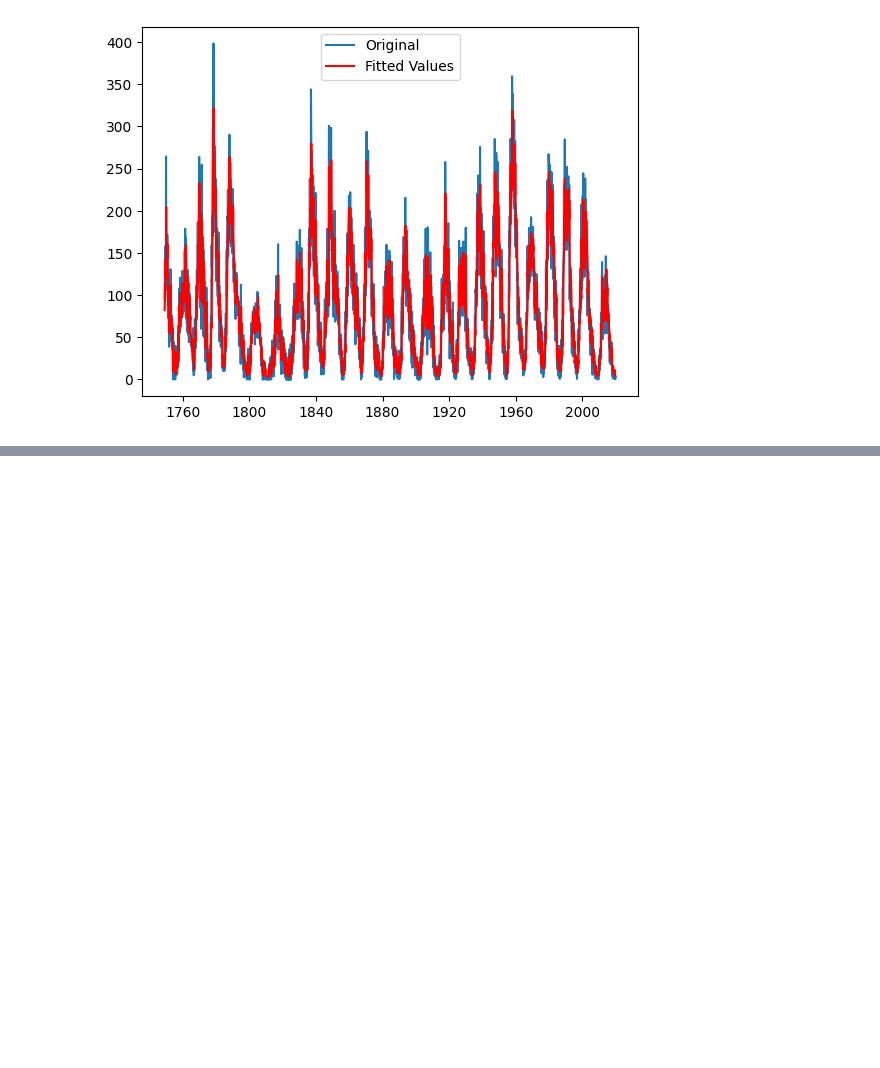
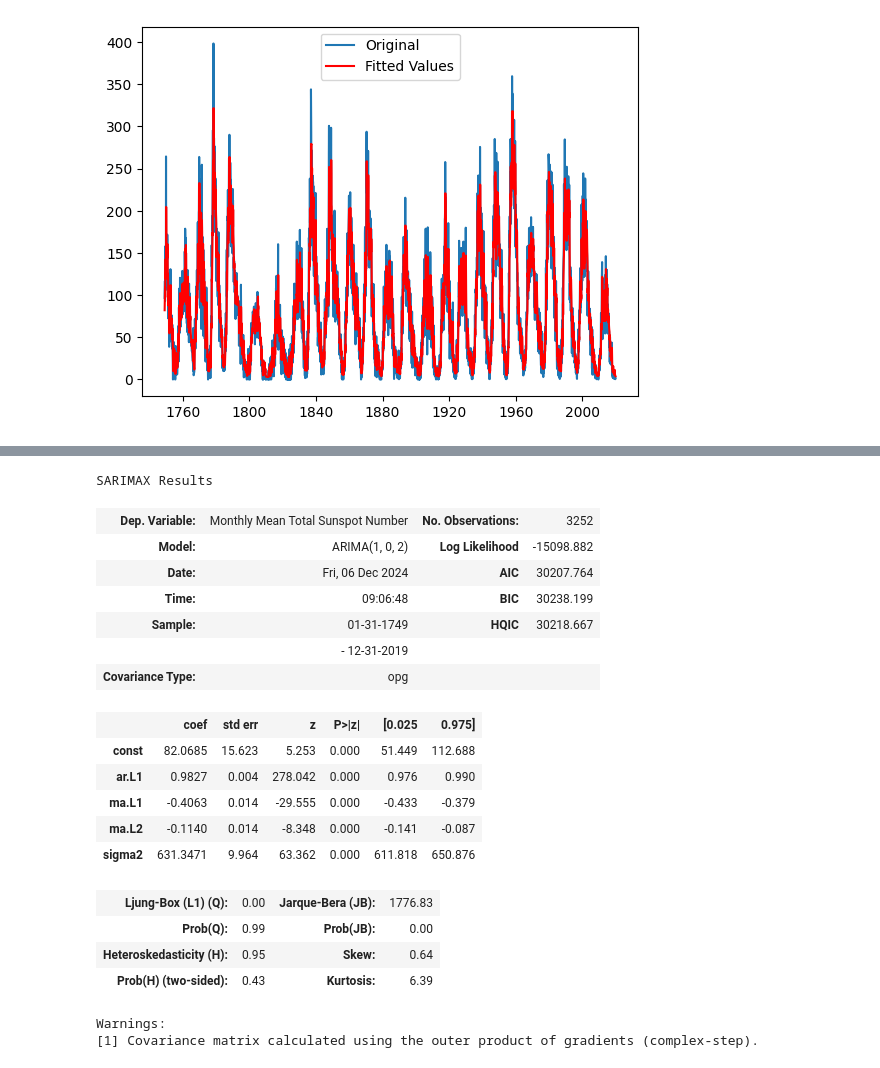
Before and after one commit to BlackBox-Ops/DS-Time-Series-Sunspot, a Jupyter notebook: notebooks/03_Time_Series _approach.ipynb, the cells around one changed output, grey strips where cells are left out. Saved outputs shown, nothing was run; the diff lists cells and outputs as text; code cells hidden in the pictures; blank space fills up the shorter version.

```diff
--- a/notebooks/03_Time_Series _approach.ipynb
+++ b/notebooks/03_Time_Series _approach.ipynb
@@ -247,0 +264,23 @@ Warnings:
+# %%
+results_arima.summary()
+# %% [output]
+SARIMAX Results
+| Dep. Variable: | Monthly Mean Total Sunspot Number | No. Observations: | 3252 |
+| Model: | ARIMA(1, 0, 2) | Log Likelihood | -15098.882 |
+| Date: | Fri, 06 Dec 2024 | AIC | 30207.764 |
+| Time: | 09:06:48 | BIC | 30238.199 |
+| Sample: | 01-31-1749 | HQIC | 30218.667 |
+|  | - 12-31-2019 |  |  |
+| Covariance Type: | opg |  |  |
+|  | coef | std err | z | P>|z| | [0.025 | 0.975] |
+| const | 82.0685 | 15.623 | 5.253 | 0.000 | 51.449 | 112.688 |
+| ar.L1 | 0.9827 | 0.004 | 278.042 | 0.000 | 0.976 | 0.990 |
+| ma.L1 | -0.4063 | 0.014 | -29.555 | 0.000 | -0.433 | -0.379 |
+| ma.L2 | -0.1140 | 0.014 | -8.348 | 0.000 | -0.141 | -0.087 |
+| sigma2 | 631.3471 | 9.964 | 63.362 | 0.000 | 611.818 | 650.876 |
+| Ljung-Box (L1) (Q): | 0.00 | Jarque-Bera (JB): | 1776.83 |
+| Prob(Q): | 0.99 | Prob(JB): | 0.00 |
+| Heteroskedasticity (H): | 0.95 | Skew: | 0.64 |
+| Prob(H) (two-sided): | 0.43 | Kurtosis: | 6.39 |
+Warnings:
+[1] Covariance matrix calculated using the outer product of gradients (complex-step).
```
Also changed, not shown: parts of 2 cells of this notebook.
